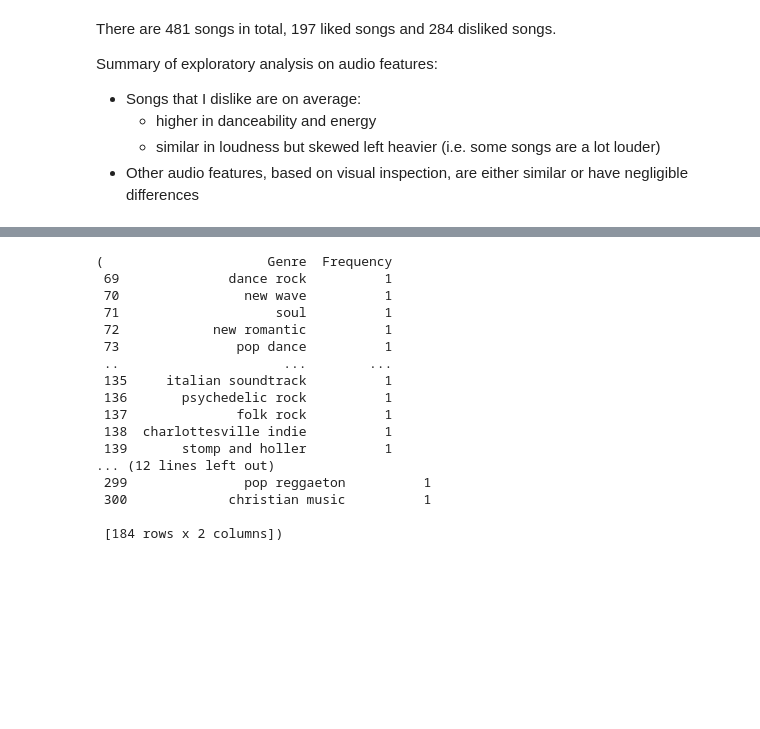
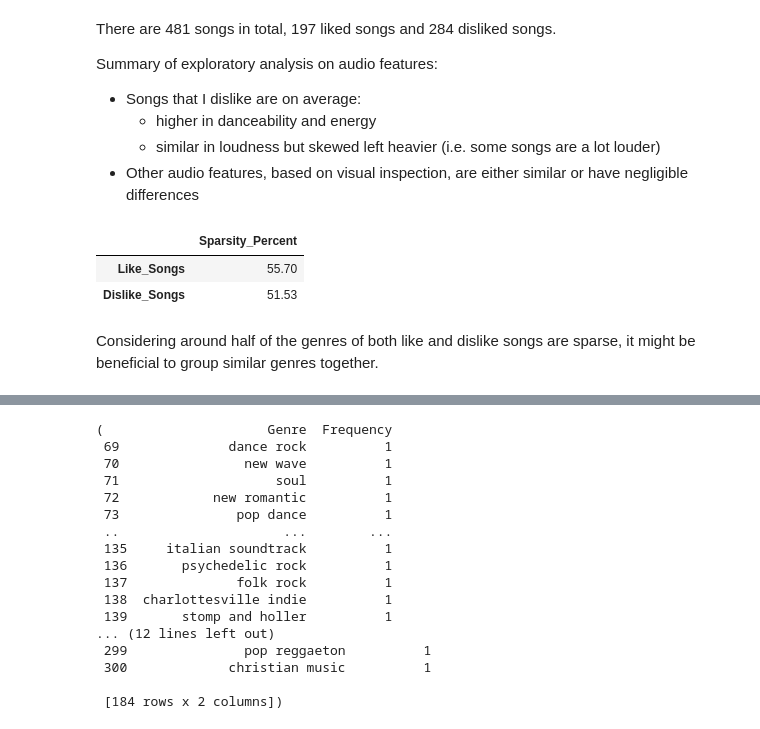
Before and after one commit to andychannery/Spotify, a Jupyter notebook: ml_models/exploratory_analysis.ipynb, the cells around one changed output, grey strips where cells are left out. Saved outputs shown, nothing was run; the diff lists cells and outputs as text; code cells hidden in the pictures; blank space fills up the shorter version.

```diff
--- a/ml_models/exploratory_analysis.ipynb
+++ b/ml_models/exploratory_analysis.ipynb
@@ -216,3 +256,15 @@ like_most_freq_genre = like_genres[like_genres.Frequency == max(like_genres.Freq
 like_least_freq_genre = like_genres[like_genres.Frequency == min(like_genres.Frequency)]
 dislike_most_freq_genre = dislike_genres[dislike_genres.Frequency == max(dislike_genres.Frequency)]
 dislike_least_freq_genre = dislike_genres[dislike_genres.Frequency == min(dislike_genres.Frequency)]
+# %%
+like_songs_sparse_genre = round(like_genres[like_genres.Frequency == 1].shape[0] / like_genres.shape[0] * 100, 2)
+dislike_songs_sparse_genre = round(dislike_genres[dislike_genres.Frequency == 1].shape[0] / dislike_genres.shape[0] * 100, 2)
+
+res = pd.DataFrame({'Sparsity_Percent': [like_songs_sparse_genre, dislike_songs_sparse_genre]}, index=['Like_Songs', 'Dislike_Songs'])
+res
+# %% [output]
+|  | Sparsity_Percent |
+| Like_Songs | 55.70 |
+| Dislike_Songs | 51.53 |
+# %% [markdown]
+Considering around half of the genres of both like and dislike songs are sparse, it might be beneficial to group similar genres together.
```
Also changed, not shown: parts of 20 cells of this notebook, 10 other files.
